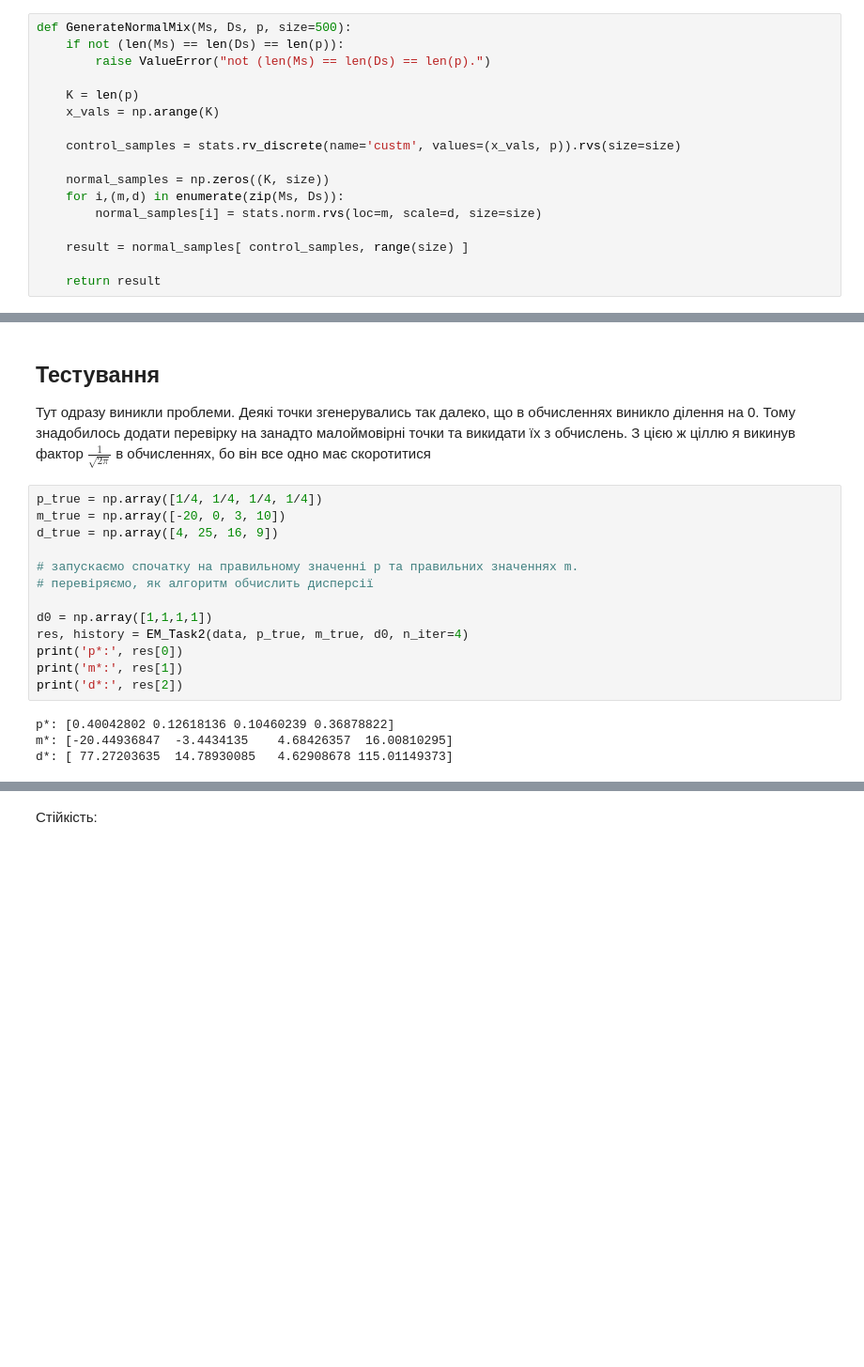
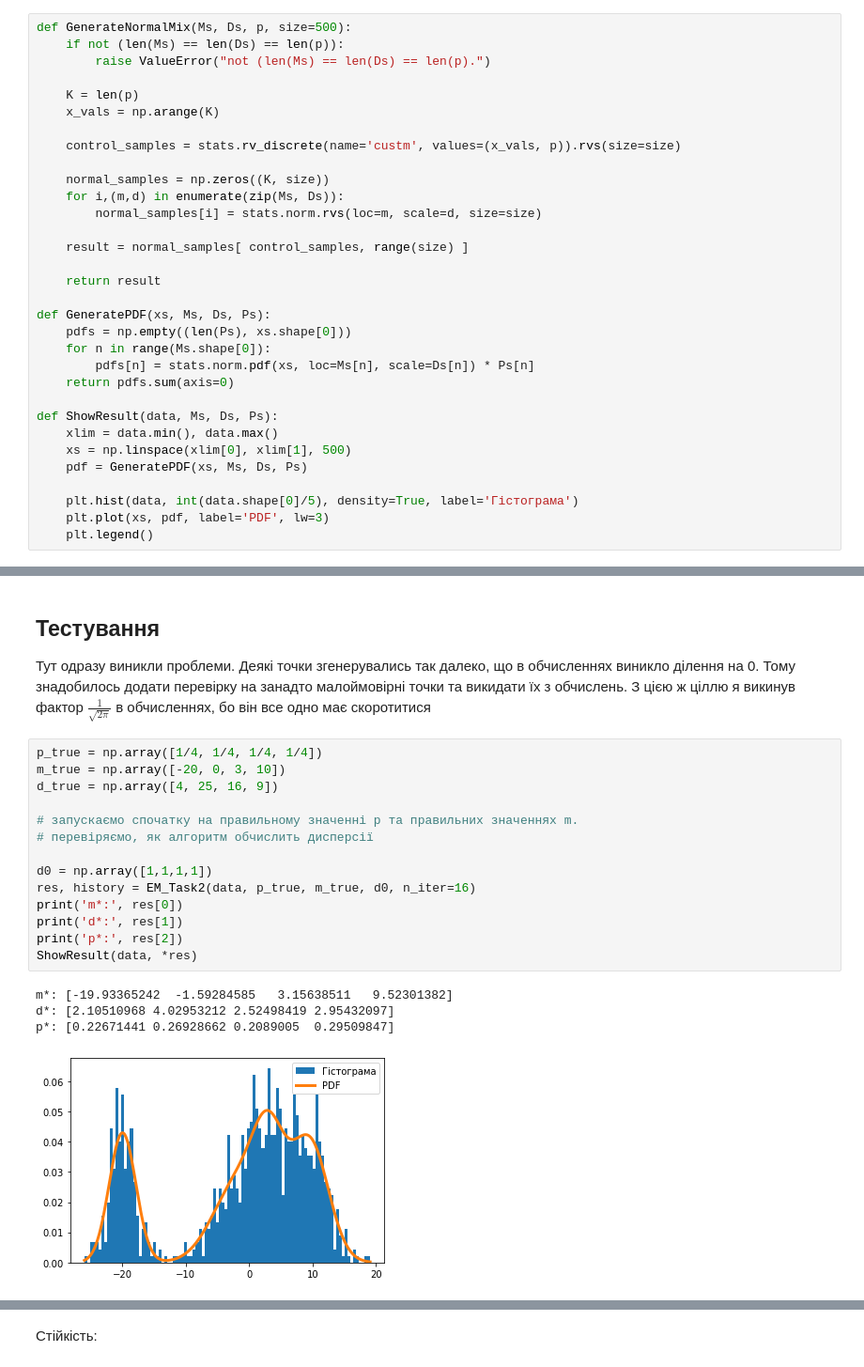
Before and after one commit to mkrooted256/undergrad-work, a Jupyter notebook: 7-markov-models/hw1/EM2.ipynb, the cells around one changed output, grey strips where cells are left out. Shown: that part at 94% size. Saved outputs shown, nothing was run; the diff lists cells and outputs as text; blank space fills up the shorter version.

```diff
--- a/7-markov-models/hw1/EM2.ipynb
+++ b/7-markov-models/hw1/EM2.ipynb
@@ -22,3 +22,18 @@ def GenerateNormalMix(Ms, Ds, p, size=500):
     result = normal_samples[ control_samples, range(size) ]
 
     return result
+
+def GeneratePDF(xs, Ms, Ds, Ps):
+    pdfs = np.empty((len(Ps), xs.shape[0]))
+    for n in range(Ms.shape[0]):
+        pdfs[n] = stats.norm.pdf(xs, loc=Ms[n], scale=Ds[n]) * Ps[n]
+    return pdfs.sum(axis=0)
+
+def ShowResult(data, Ms, Ds, Ps):
+    xlim = data.min(), data.max()
+    xs = np.linspace(xlim[0], xlim[1], 500)
+    pdf = GeneratePDF(xs, Ms, Ds, Ps)
+
+    plt.hist(data, int(data.shape[0]/5), density=True, label='Гістограма')
+    plt.plot(xs, pdf, label='PDF', lw=3)
+    plt.legend()
@@ -149,19 +166,21 @@ plt.axvline(10, alpha=0.4, c='r')
 # %%
 p_true = np.array([1/4, 1/4, 1/4, 1/4])
 m_true = np.array([-20, 0, 3, 10])
 d_true = np.array([4, 25, 16, 9])
 
 # запускаємо спочатку на правильному значенні p та правильних значеннях m.
 # перевіряємо, як алгоритм обчислить дисперсії
 
 d0 = np.array([1,1,1,1])
-res, history = EM_Task2(data, p_true, m_true, d0, n_iter=4)
-print('p*:', res[0])
-print('m*:', res[1])
-print('d*:', res[2])
+res, history = EM_Task2(data, p_true, m_true, d0, n_iter=16)
+print('m*:', res[0])
+print('d*:', res[1])
+print('p*:', res[2])
+ShowResult(data, *res)
 # %% [output]
-p*: [0.40042802 0.12618136 0.10460239 0.36878822]
-m*: [-20.44936847  -3.4434135    4.68426357  16.00810295]
-d*: [ 77.27203635  14.78930085   4.62908678 115.01149373]
+m*: [-19.93365242  -1.59284585   3.15638511   9.52301382]
+d*: [2.10510968 4.02953212 2.52498419 2.95432097]
+p*: [0.22671441 0.26928662 0.2089005  0.29509847]
+[figure, added]
 # %%
 res, history = EM_Task2(data, p_true, m_true, d0, n_iter=16)
```
Also changed, not shown: parts of 16 cells of this notebook, 6 other files.
